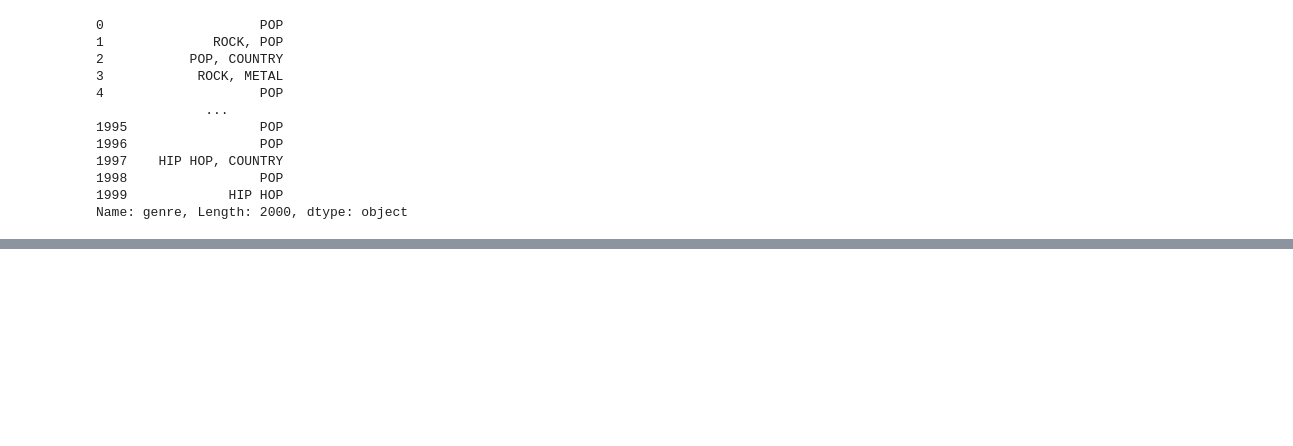
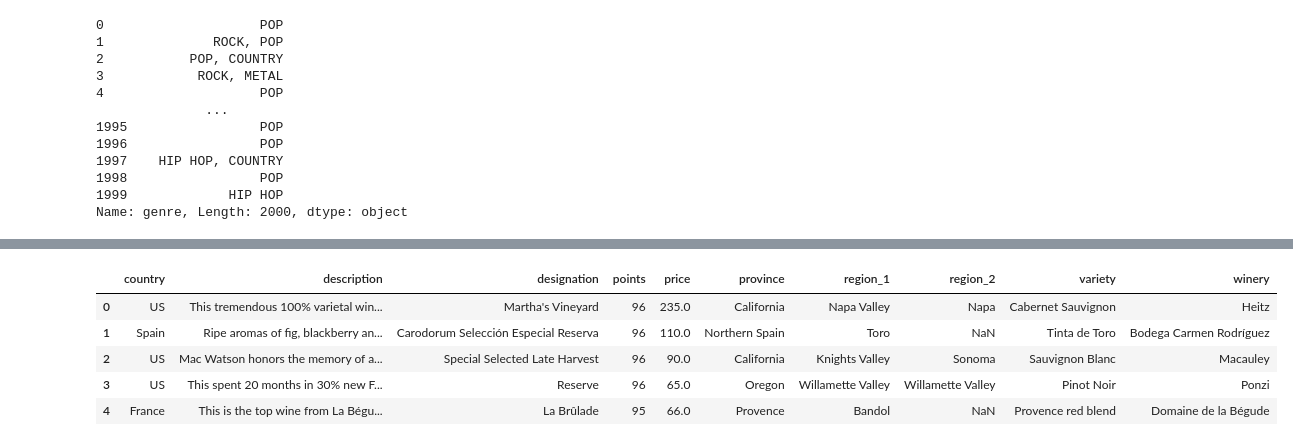
Before and after one commit to htuteja04/practice, a Jupyter notebook: Pandas/Practice_1.ipynb, the cells around one changed output, grey strips where cells are left out. Saved outputs shown, nothing was run; the diff lists cells and outputs as text; code cells hidden in the pictures; blank space fills up the shorter version.

```diff
--- a/Pandas/Practice_1.ipynb
+++ b/Pandas/Practice_1.ipynb
@@ -334,0 +439,11 @@ Name: genre, Length: 2000, dtype: object
+# %%
+dfw = pd.read_csv('Datasets\Winemag1.csv',index_col=0)
+# %%
+dfw.head()
+# %% [output]
+|  | country | description | designation | points | price | province | region_1 | region_2 | variety | winery |
+| 0 | US | This tremendous 100% varietal win... | Martha's Vineyard | 96 | 235.0 | California | Napa Valley | Napa | Cabernet Sauvignon | Heitz |
+| 1 | Spain | Ripe aromas of fig, blackberry an... | Carodorum Selección Especial Reserva | 96 | 110.0 | Northern Spain | Toro | NaN | Tinta de Toro | Bodega Carmen Rodríguez |
+| 2 | US | Mac Watson honors the memory of a... | Special Selected Late Harvest | 96 | 90.0 | California | Knights Valley | Sonoma | Sauvignon Blanc | Macauley |
+| 3 | US | This spent 20 months in 30% new F... | Reserve | 96 | 65.0 | Oregon | Willamette Valley | Willamette Valley | Pinot Noir | Ponzi |
+| 4 | France | This is the top wine from La Bégu... | La Brûlade | 95 | 66.0 | Provence | Bandol | NaN | Provence red blend | Domaine de la Bégude |
```
Also changed, not shown: parts of 12 cells of this notebook, 2 other files.
